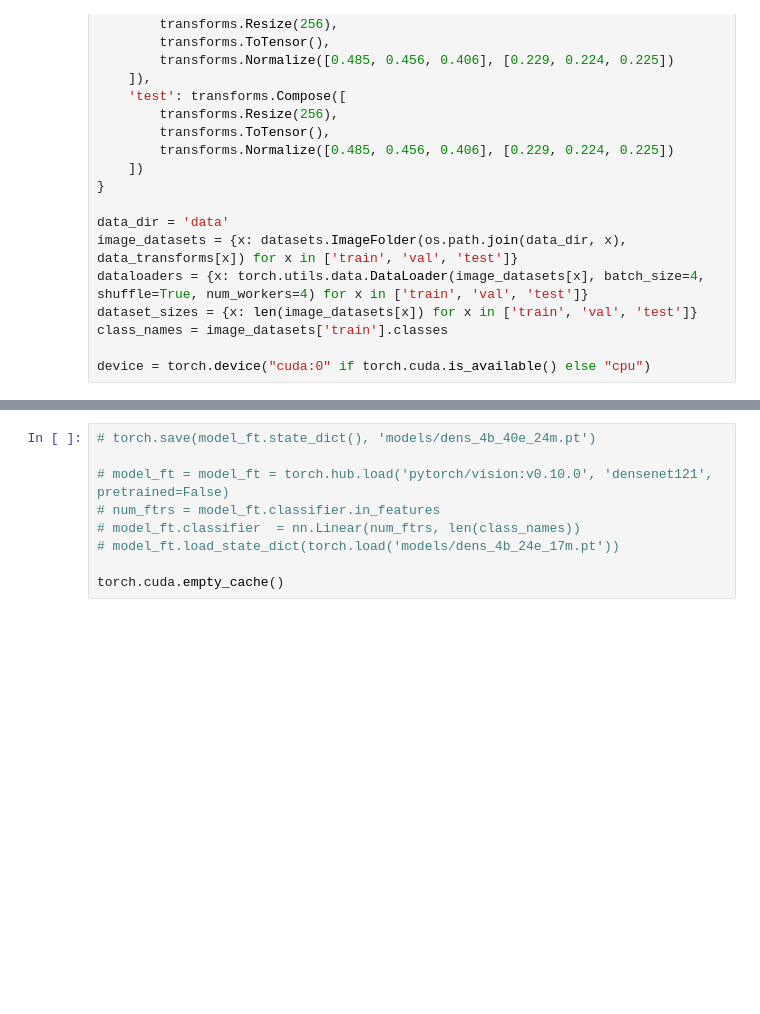
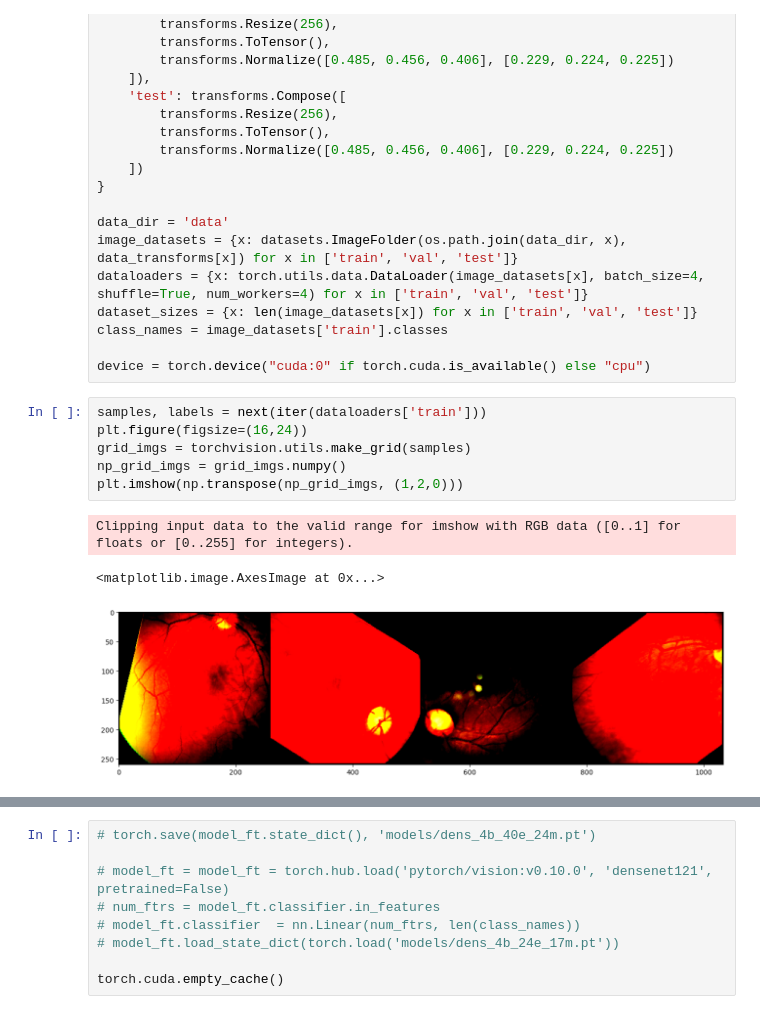
Before and after one commit to Mpasiowiec/Analiza-obrazu-i-diagnozowanie-cukrzycy-na-podstawie-zdjec-dna-oka, a Jupyter notebook: densenet/DenseNet.ipynb, the cells around one changed output, grey strips where cells are left out. Drawn from its saved outputs; the diff is of its cells as text; blank space fills up the shorter version.

```diff
--- a/densenet/DenseNet.ipynb
+++ b/densenet/DenseNet.ipynb
@@ -52,6 +52,16 @@ dataset_sizes = {x: len(image_datasets[x]) for x in ['train', 'val', 'test']}
 class_names = image_datasets['train'].classes
 
 device = torch.device("cuda:0" if torch.cuda.is_available() else "cpu")
+# %%
+samples, labels = next(iter(dataloaders['train']))
+plt.figure(figsize=(16,24))
+grid_imgs = torchvision.utils.make_grid(samples)
+np_grid_imgs = grid_imgs.numpy()
+plt.imshow(np.transpose(np_grid_imgs, (1,2,0)))
+# %% [output]
+Clipping input data to the valid range for imshow with RGB data ([0..1] for floats or [0..255] for integers).
+<matplotlib.image.AxesImage at 0x...>
+[figure, added]
 # %%
 model_ft = torch.hub.load('pytorch/vision:v0.10.0', 'densenet121', pretrained=True)
 num_ftrs = model_ft.classifier.in_features
```
Also changed, not shown: parts of 6 cells of this notebook, 1 other file.
